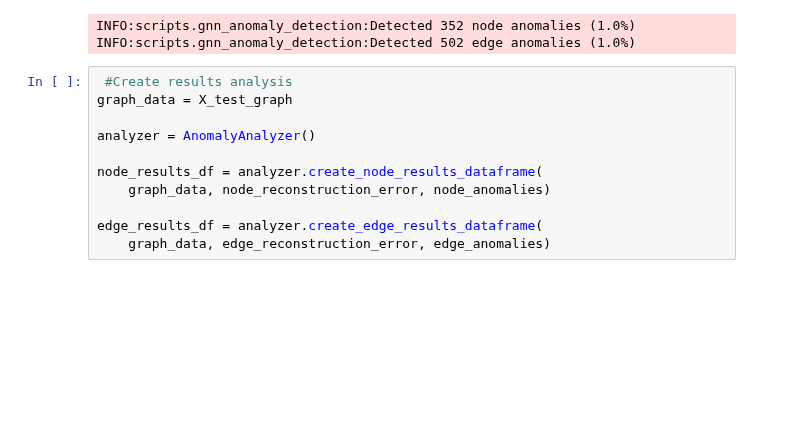
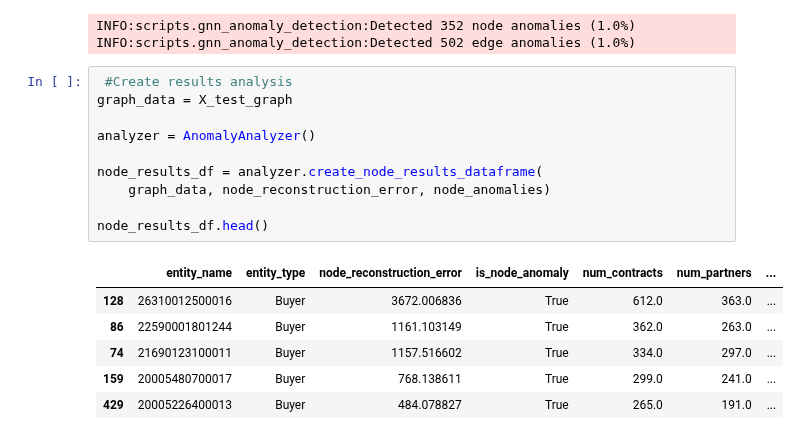
Before and after one commit to RonanB400/decp_ml, a Jupyter notebook: notebooks/RBE_GNN_2.ipynb, the cells around one changed output. Cells and saved outputs as stored; diff of their text form; blank space fills up the shorter version.

```diff
--- a/notebooks/RBE_GNN_2.ipynb
+++ b/notebooks/RBE_GNN_2.ipynb
@@ -139,11 +127,17 @@ INFO:scripts.gnn_anomaly_detection:Detected 502 edge anomalies (1.0%)
 # %%
  #Create results analysis
 graph_data = X_test_graph
 
 analyzer = AnomalyAnalyzer()
 
 node_results_df = analyzer.create_node_results_dataframe(
     graph_data, node_reconstruction_error, node_anomalies)
 
-edge_results_df = analyzer.create_edge_results_dataframe(
-    graph_data, edge_reconstruction_error, edge_anomalies)
+node_results_df.head()
+# %% [output]
+|  | entity_name | entity_type | node_reconstruction_error | is_node_anomaly | num_contracts | num_partners | ... |
+| 128 | 26310012500016 | Buyer | 3672.006836 | True | 612.0 | 363.0 | ... |
+| 86 | 22590001801244 | Buyer | 1161.103149 | True | 362.0 | 263.0 | ... |
+| 74 | 21690123100011 | Buyer | 1157.516602 | True | 334.0 | 297.0 | ... |
+| 159 | 20005480700017 | Buyer | 768.138611 | True | 299.0 | 241.0 | ... |
+| 429 | 20005226400013 | Buyer | 484.078827 | True | 265.0 | 191.0 | ... |
```
Also changed, not shown: parts of 6 cells of this notebook, 1 other file.
